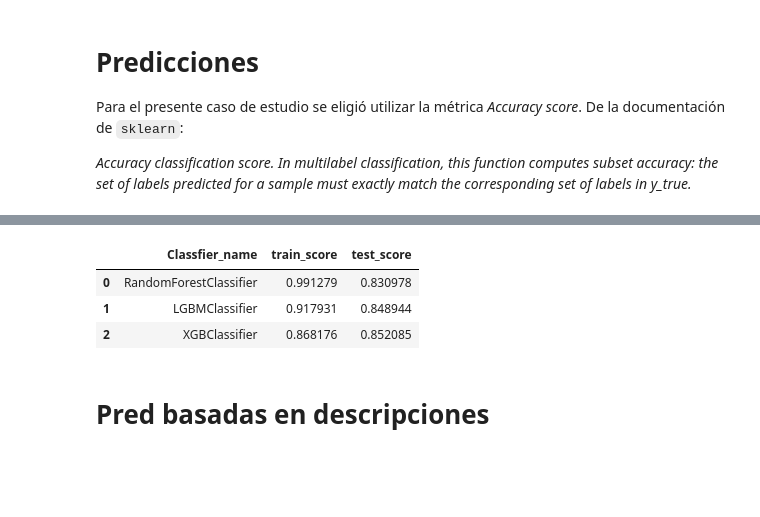
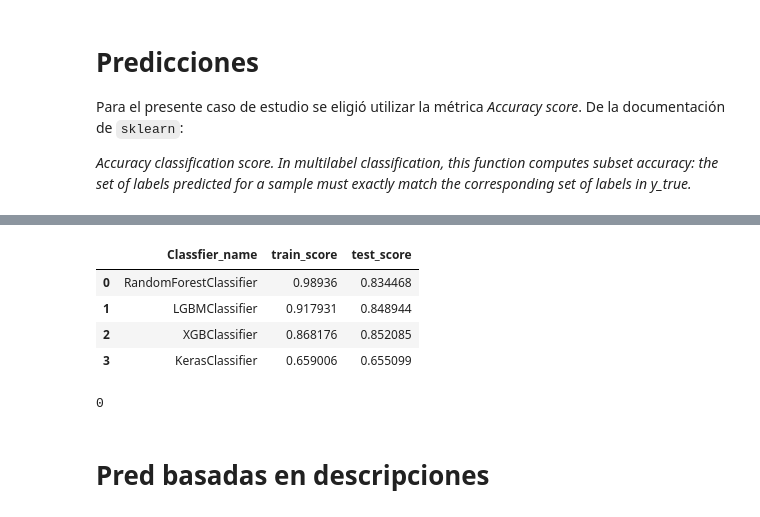
Before and after one commit to rozanecm/7550_tpFinal, a Jupyter notebook: analisis.ipynb, the cells around one changed output, grey strips where cells are left out. Saved outputs shown, nothing was run; the diff lists cells and outputs as text; code cells hidden in the pictures; blank space fills up the shorter version.

Commit message:
add keras classifier

```diff
--- a/analisis.ipynb
+++ b/analisis.ipynb
@@ -725,23 +736,49 @@ from xgboost import XGBClassifier
+# %%
+from keras.layers import Dense
+from keras.wrappers.scikit_learn import KerasClassifier
+
+# Function to create model, required for KerasClassifier
+def create_model():
+    # create model
+    model = Sequential()
+    model.add(Dense(12, activation='relu'))
+    model.add(Dense(8, activation='relu'))
+    model.add(Dense(1, activation='sigmoid'))
+
+    # Compile model
+    model.compile(optimizer='rmsprop',
+                  loss='binary_crossentropy',
+                  metrics=['accuracy'])
+    return model
 # %%
-models = [RandomForestClassifier(), LGBMClassifier(), XGBClassifier()]
+models = [RandomForestClassifier(), LGBMClassifier(), XGBClassifier(), KerasClassifier(build_fn=create_model, epochs=150, batch_size=10, verbose=0)]
 
 kfold = KFold(n_splits=5, random_state=1234)
 
 model_comparison = pd.DataFrame(columns=['Classfier_name', 'train_score', 'test_score'])
 
 for i, model in enumerate(models):
     clf = model
     cv_result = cross_validate(model, X_train, y_train, cv=kfold, scoring='accuracy')
     model_comparison.loc[i, 'Classfier_name'] = model.__class__.__name__
     model_comparison.loc[i, 'train_score'] = cv_result['train_score'].mean()
     model_comparison.loc[i, 'test_score'] = cv_result['test_score'].mean()
 
 model_comparison
 # %% [output]
 |  | Classfier_name | train_score | test_score |
-| 0 | RandomForestClassifier | 0.991279 | 0.830978 |
+| 0 | RandomForestClassifier | 0.98936 | 0.834468 |
 | 1 | LGBMClassifier | 0.917931 | 0.848944 |
 | 2 | XGBClassifier | 0.868176 | 0.852085 |
+| 3 | KerasClassifier | 0.659006 | 0.655099 |
+# %%
+# play a sound when whole notebook finished executing
+import os
+duration = 1  # second
+freq = 1500  # Hz
+os.system('play --no-show-progress --null --channels 1 synth %s sine %f' % (duration, freq))
+# %% [output]
+0
 # %% [markdown]
 # Pred basadas en descripciones
 # %%
```
Also changed, not shown: parts of 8 cells of this notebook, 1 other file.
